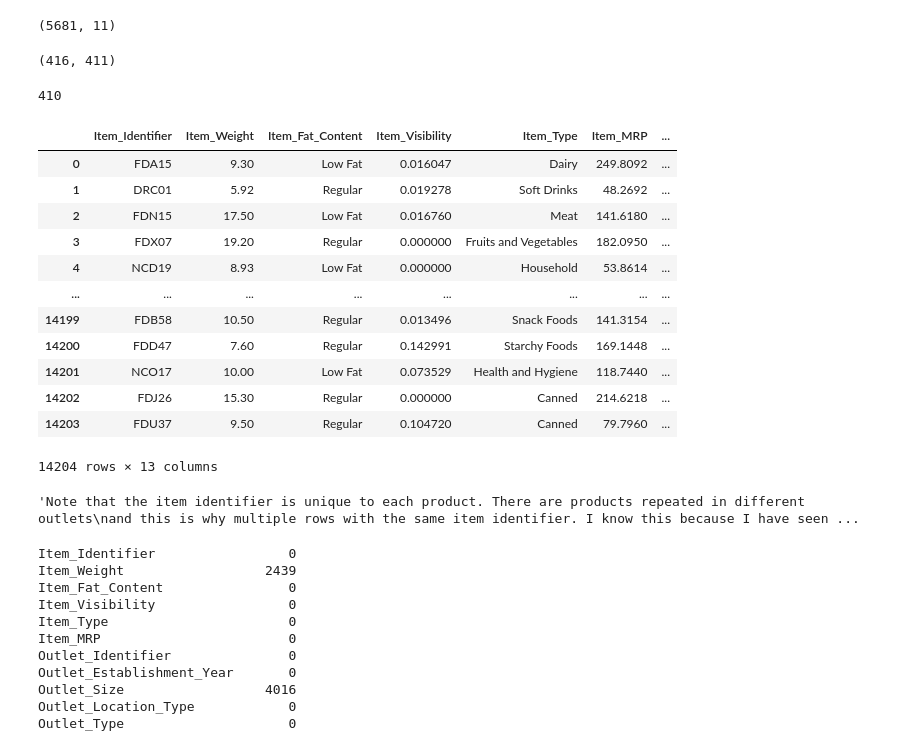
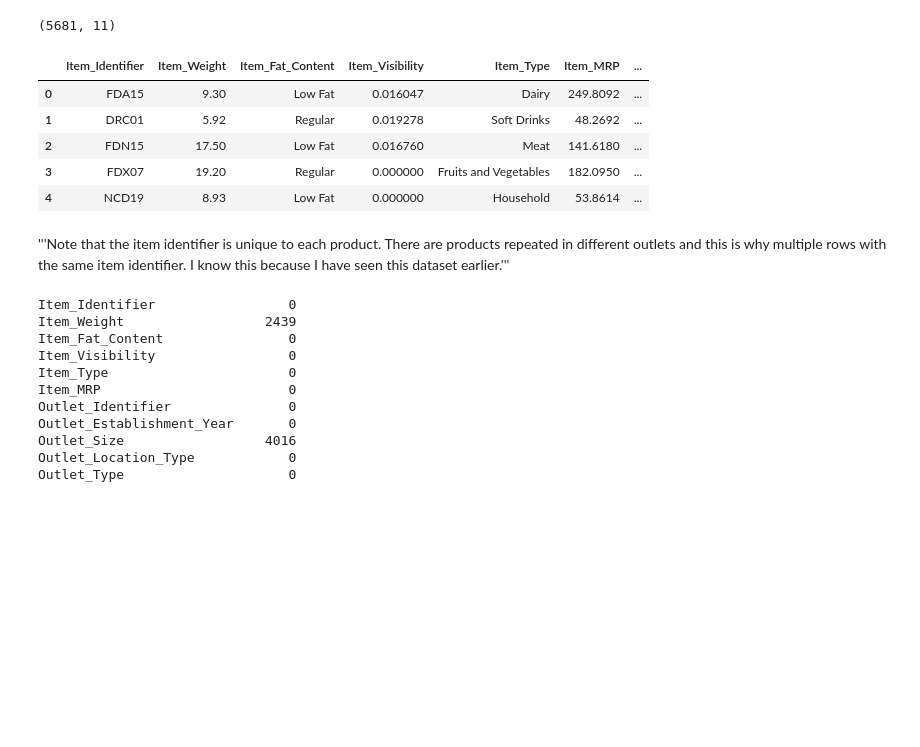
Before and after one commit to Lujein-alsheikh/Simple_projects_big_mart_sales, a Jupyter notebook: BigMart_NN.ipynb, the cells around one changed output. Saved outputs shown, nothing was run; the diff lists cells and outputs as text; code cells hidden in the pictures; blank space fills up the shorter version.

```diff
--- a/BigMart_NN.ipynb
+++ b/BigMart_NN.ipynb
@@ -78,12 +77,3 @@ s2= set(test_set["Item_Weight"].unique())
-# %%
-len(s1), len(s2)
-# %% [output]
-(416, 411)
-# %%
-s3= s1.intersection(s2)
-len(s3)
-# %% [output]
-410
 # %%
 training_set["Set"]= "training"
 test_set["Set"]= "test"
@@ -94,27 +84,18 @@ test_set = test_set.set_index(pd.Index(new_indices_for_test_set))
 # %%
 df = pd.concat([training_set,test_set])
 # %%
-df
+df.head()
 # %% [output]
 |  | Item_Identifier | Item_Weight | Item_Fat_Content | Item_Visibility | Item_Type | Item_MRP | ... |
 | 0 | FDA15 | 9.30 | Low Fat | 0.016047 | Dairy | 249.8092 | ... |
 | 1 | DRC01 | 5.92 | Regular | 0.019278 | Soft Drinks | 48.2692 | ... |
 | 2 | FDN15 | 17.50 | Low Fat | 0.016760 | Meat | 141.6180 | ... |
 | 3 | FDX07 | 19.20 | Regular | 0.000000 | Fruits and Vegetables | 182.0950 | ... |
 | 4 | NCD19 | 8.93 | Low Fat | 0.000000 | Household | 53.8614 | ... |
-| ... | ... | ... | ... | ... | ... | ... | ... |
-| 14199 | FDB58 | 10.50 | Regular | 0.013496 | Snack Foods | 141.3154 | ... |
-| 14200 | FDD47 | 7.60 | Regular | 0.142991 | Starchy Foods | 169.1448 | ... |
-| 14201 | NCO17 | 10.00 | Low Fat | 0.073529 | Health and Hygiene | 118.7440 | ... |
-| 14202 | FDJ26 | 15.30 | Regular | 0.000000 | Canned | 214.6218 | ... |
-| 14203 | FDU37 | 9.50 | Regular | 0.104720 | Canned | 79.7960 | ... |
-14204 rows × 13 columns
-# %%
-'''Note that the item identifier is unique to each product. There are products repeated in different outlets
-and this is why multiple rows with the same item identifier. I know this because I have seen this dataset
-earlier.'''
-# %% [output]
-'Note that the item identifier is unique to each product. There are products repeated in different outlets\nand this is why multiple rows with the same item identifier. I know this because I have seen ...
+# %% [markdown]
+'''Note that the item identifier is unique to each product. There are products repeated in different outlets
+and this is why multiple rows with the same item identifier. I know this because I have seen this dataset
+earlier.'''
 # %%
 df.isnull().sum()
 # %% [output]
```
Also changed, not shown: parts of 36 cells of this notebook.
